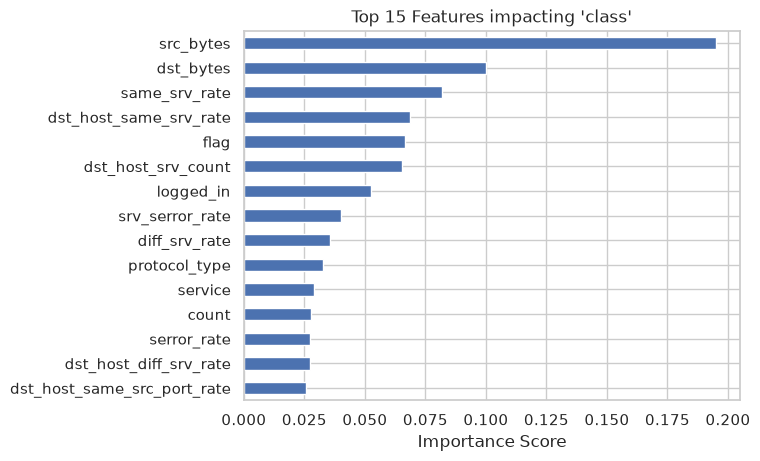
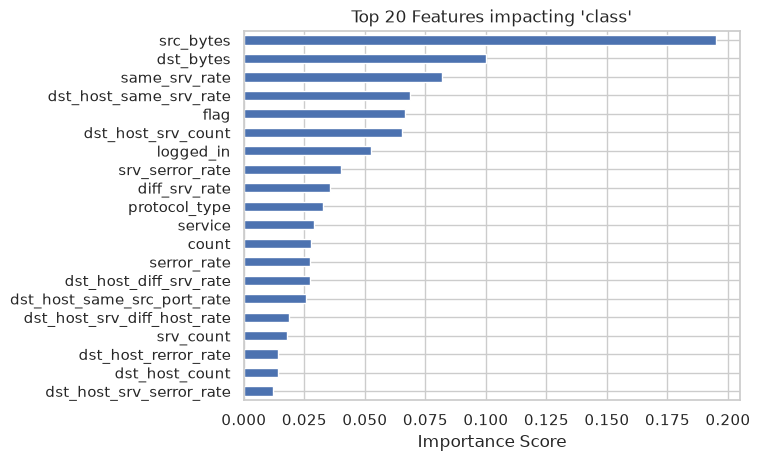
The notebook cell's code change between the first figure and the second:
--- before
+++ after
@@ -8,6 +8,8 @@
 importances = importances.sort_values(ascending=False)
 
-importances.head(15).plot(kind='barh').invert_yaxis()
-plt.title("Top 15 Features impacting 'class'")
+population_rf_cols = importances.head(20).index.to_list()
+
+importances.head(20).plot(kind='barh').invert_yaxis()
+plt.title("Top 20 Features impacting 'class'")
 plt.xlabel("Importance Score")
 plt.show()

Commit: additional experiments